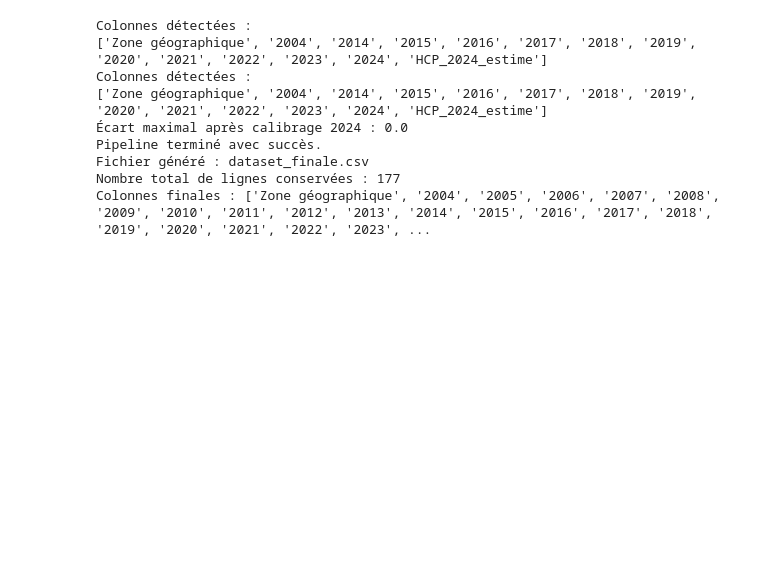
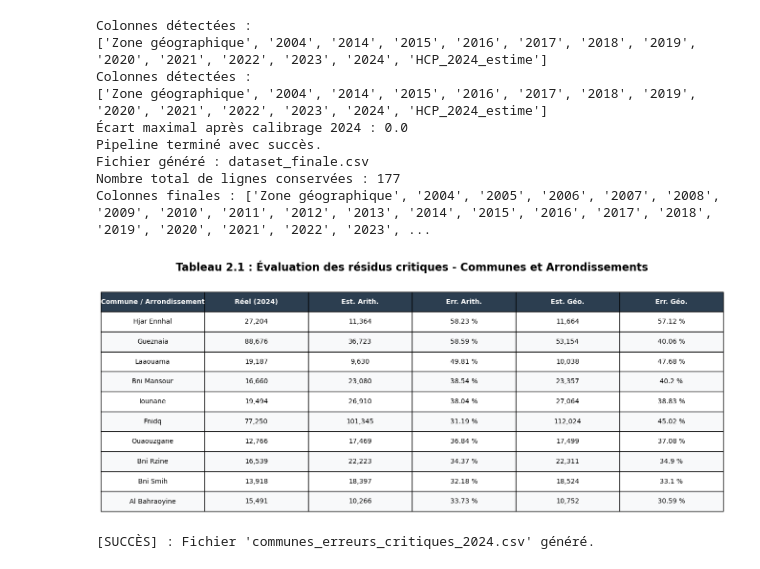
Before and after one commit to mouadafylal77/Modele-de-projection-de-population-au-region-TTA-au-Maroc, a Jupyter notebook: Data cleaning & EDA .ipynb, the cells around one changed output. Drawn from its saved outputs; the diff is of its cells as text; code cells hidden in the pictures; blank space fills up the shorter version.

Commit message:
Mise à jour: fichier Data cleaning & EDA

```diff
--- a/Data cleaning & EDA .ipynb
+++ b/Data cleaning & EDA .ipynb
@@ -2073,3 +1226,70 @@ Pipeline terminé avec succès.
 Fichier généré : dataset_finale.csv
 Nombre total de lignes conservées : 177
 Colonnes finales : ['Zone géographique', '2004', '2005', '2006', '2007', '2008', '2009', '2010', '2011', '2012', '2013', '2014', '2015', '2016', '2017', '2018', '2019', '2020', '2021', '2022', '2023', ...
+# %%
+import pandas as pd
+import matplotlib.pyplot as plt
+
+# 1. Lecture du dataset
+df = pd.read_csv('benchmark_imputation_population_2024.csv')
+
+# 2. Calcul des indicateurs de performance (Erreurs relatives)
+df['Err. Arith. (%)'] = (df['MAE_Arithmétique'] / df['Pop_2024_Reelle']) * 100
+df['Err. Géo. (%)'] = (df['MAE_Géométrique_TCAM'] / df['Pop_2024_Reelle']) * 100
+
+# 3. Filtrage strict : Exclusion des agrégats, Provinces/Préfectures et Centres
+# On retire tout ce qui contient (Prov), (Préf), (Centre) ou "Centre:"
+filtre_exclure = r'\(Prov\)|\(Préf\)|\(Centre\)|Centre:|National|Tanger-Tétouan-Al Hoceima'
+df_communes_pure = df[~df['Zone géographique'].str.contains(filtre_exclure, case=False, na=False)].copy()
+
+# 4. Tri par l'erreur moyenne pour identifier les communes les plus instables
+df_communes_pure['Erreur_Moyenne'] = (df_communes_pure['Err. Arith. (%)'] + df_communes_pure['Err. Géo. (%)']) / 2
+df_communes_sorted = df_communes_pure.sort_values(by='Erreur_Moyenne', ascending=False)
+
+# 5. Préparation du Top 10 pour le rapport
+cols = ['Zone géographique', 'Pop_2024_Reelle', 'Pred_2024_Arith', 'Err. Arith. (%)', 'Pred_2024_Geom', 'Err. Géo. (%)']
+top_10_df = df_communes_sorted[cols].head(10).copy()
+
+# Formatage des colonnes pour le rendu visuel
+top_10_df['Pop_2024_Reelle'] = top_10_df['Pop_2024_Reelle'].apply(lambda x: f"{int(x):,}")
+top_10_df['Pred_2024_Arith'] = top_10_df['Pred_2024_Arith'].apply(lambda x: f"{int(x):,}")
+top_10_df['Pred_2024_Geom'] = top_10_df['Pred_2024_Geom'].apply(lambda x: f"{int(x):,}")
+top_10_df['Err. Arith. (%)'] = top_10_df['Err. Arith. (%)'].round(2).astype(str) + " %"
+top_10_df['Err. Géo. (%)'] = top_10_df['Err. Géo. (%)'].round(2).astype(str) + " %"
+
+# 6. Création du tableau visuel (Style HCP)
+fig, ax = plt.subplots(figsize=(14, 6))
+ax.axis('off')
+
+header_color = '#2c3e50'
+row_colors = ['#f8f9fa', 'white']
+
+table = ax.table(
+    cellText=top_10_df.values,
+    colLabels=['Commune / Arrondissement', 'Réel (2024)', 'Est. Arith.', 'Err. Arith.', 'Est. Géo.', 'Err. Géo.'],
+    cellLoc='center',
+    loc='center'
+)
+
+# Style technique
+table.auto_set_font_size(False)
+table.set_fontsize(10)
+table.scale(1.2, 2.5)
+
+for (row, col), cell in table.get_celld().items():
+    if row == 0:
+        cell.set_text_props(weight='bold', color='white')
+        cell.set_facecolor(header_color)
+    else:
+        cell.set_facecolor(row_colors[row % 2])
+
+plt.title("Tableau 2.1 : Évaluation des résidus critiques - Communes et Arrondissements", fontsize=16, pad=30, weight='bold')
+plt.savefig('tableau_communes_final.png', bbox_inches='tight', dpi=300)
+plt.show()
+
+# Exportation du CSV filtré
+top_10_df.to_csv('communes_erreurs_critiques_2024.csv', index=False, encoding='utf-8-sig')
+print("[SUCCÈS] : Fichier 'communes_erreurs_critiques_2024.csv' généré.")
+# %% [output]
+[figure, added]
+[SUCCÈS] : Fichier 'communes_erreurs_critiques_2024.csv' généré.
```
Also changed, not shown: parts of 6 cells of this notebook.
